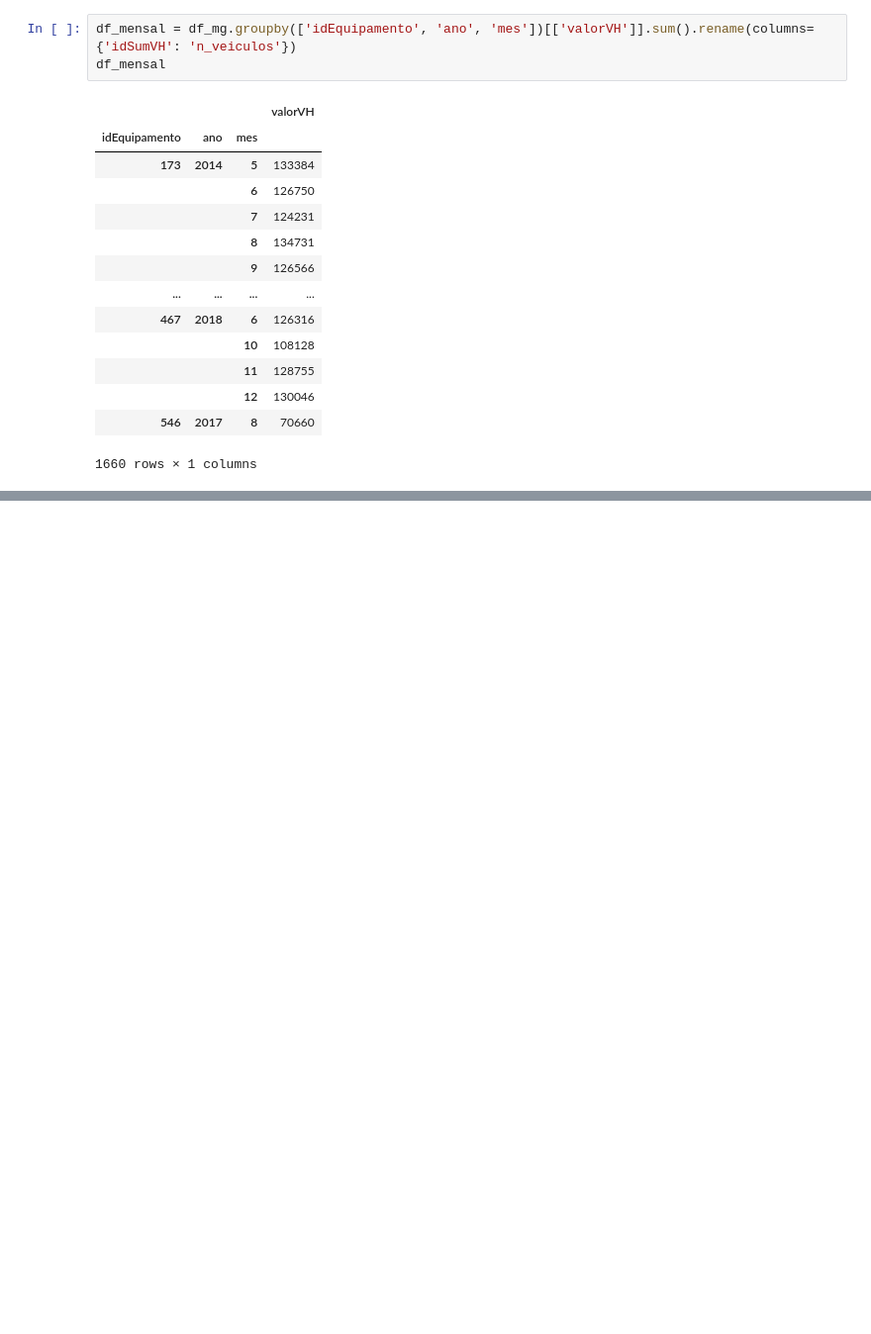
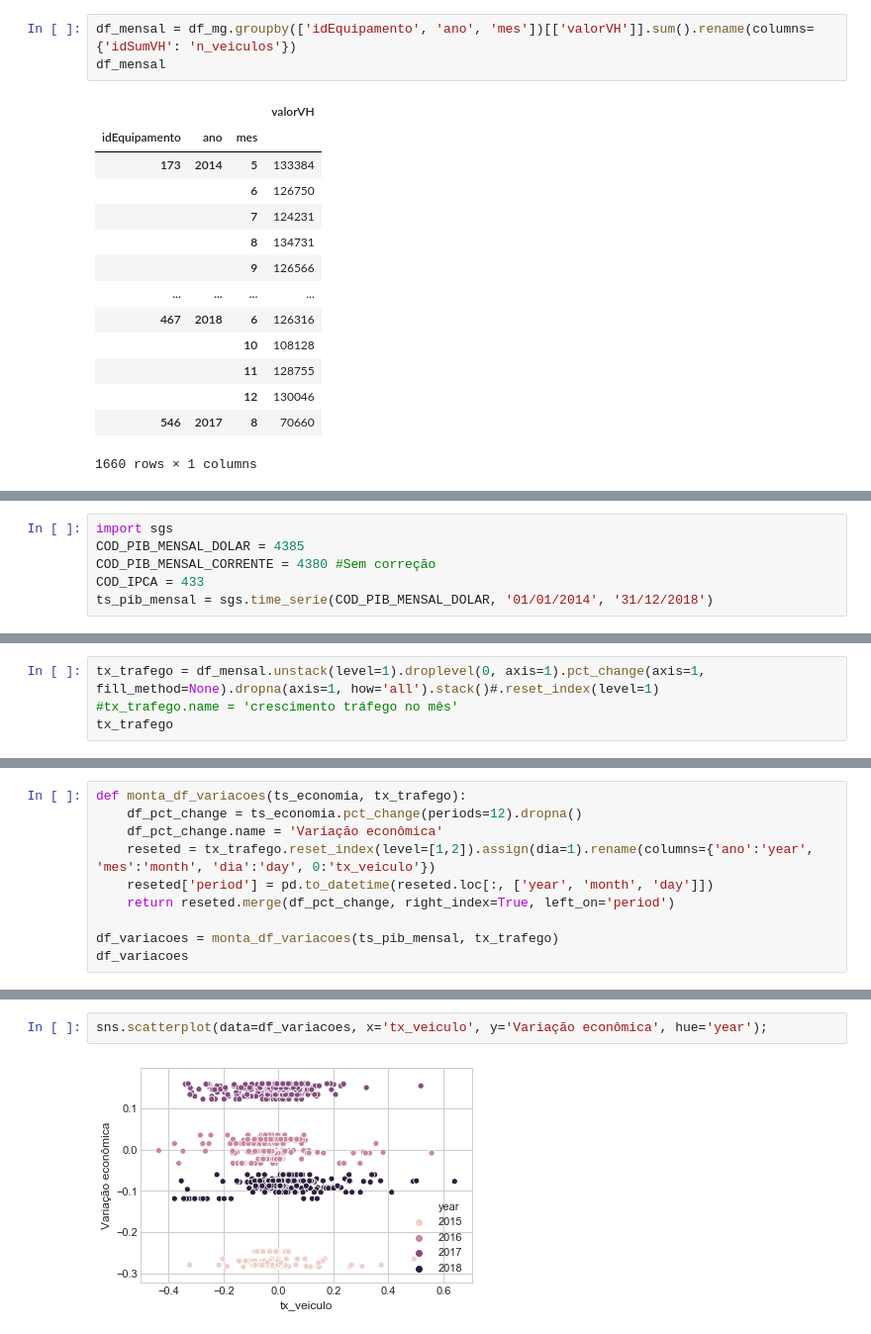
Before and after one commit to pauloneves/dnit_contagem, a Jupyter notebook: eda.ipynb, the cells around one changed output, grey strips where cells are left out. Shown at 99% size. Drawn from its saved outputs; the diff is of its cells as text; blank space fills up the shorter version.

```diff
--- a/eda.ipynb
+++ b/eda.ipynb
@@ -128,0 +139,6 @@ s
+# %%
+import sgs
+COD_PIB_MENSAL_DOLAR = 4385
+COD_PIB_MENSAL_CORRENTE = 4380 #Sem correção
+COD_IPCA = 433
+ts_pib_mensal = sgs.time_serie(COD_PIB_MENSAL_DOLAR, '01/01/2014', '31/12/2018')
@@ -128,0 +165,4 @@ s
+# %%
+tx_trafego = df_mensal.unstack(level=1).droplevel(0, axis=1).pct_change(axis=1, fill_method=None).dropna(axis=1, how='all').stack()#.reset_index(level=1)
+#tx_trafego.name = 'crescimento tráfego no mês'
+tx_trafego
@@ -128,0 +183,10 @@ s
+# %%
+def monta_df_variacoes(ts_economia, tx_trafego):
+    df_pct_change = ts_economia.pct_change(periods=12).dropna()
+    df_pct_change.name = 'Variação econômica'
+    reseted = tx_trafego.reset_index(level=[1,2]).assign(dia=1).rename(columns={'ano':'year', 'mes':'month', 'dia':'day', 0:'tx_veiculo'})
+    reseted['period'] = pd.to_datetime(reseted.loc[:, ['year', 'month', 'day']])
+    return reseted.merge(df_pct_change, right_index=True, left_on='period')
+
+df_variacoes = monta_df_variacoes(ts_pib_mensal, tx_trafego)
+df_variacoes
@@ -128,0 +208,4 @@ s
+# %%
+sns.scatterplot(data=df_variacoes, x='tx_veiculo', y='Variação econômica', hue='year');
+# %% [output]
+[figure, added]
```
Also changed, not shown: parts of 12 cells of this notebook, 1 other file.
